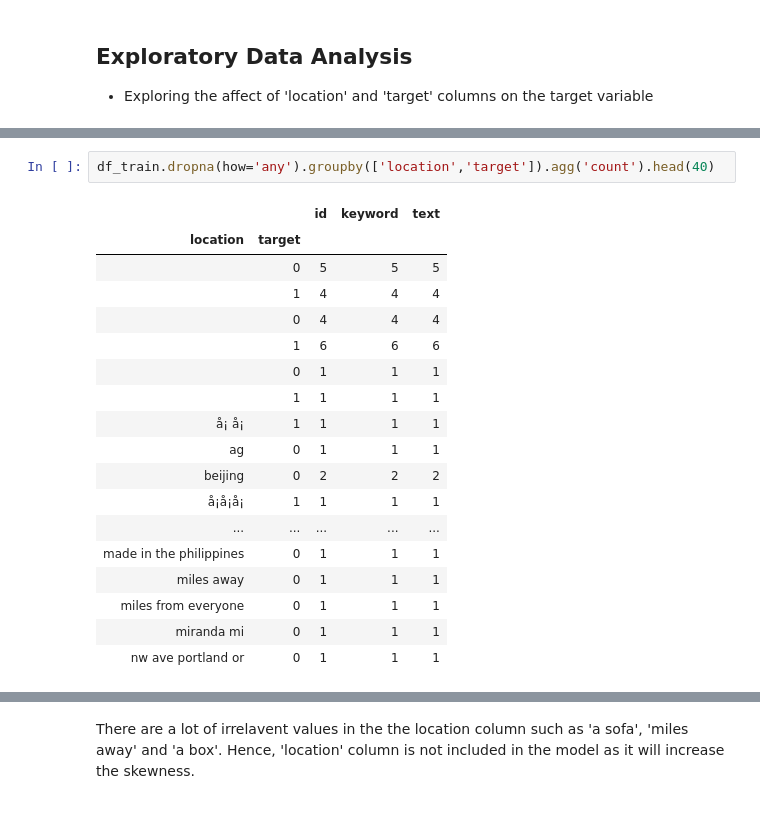
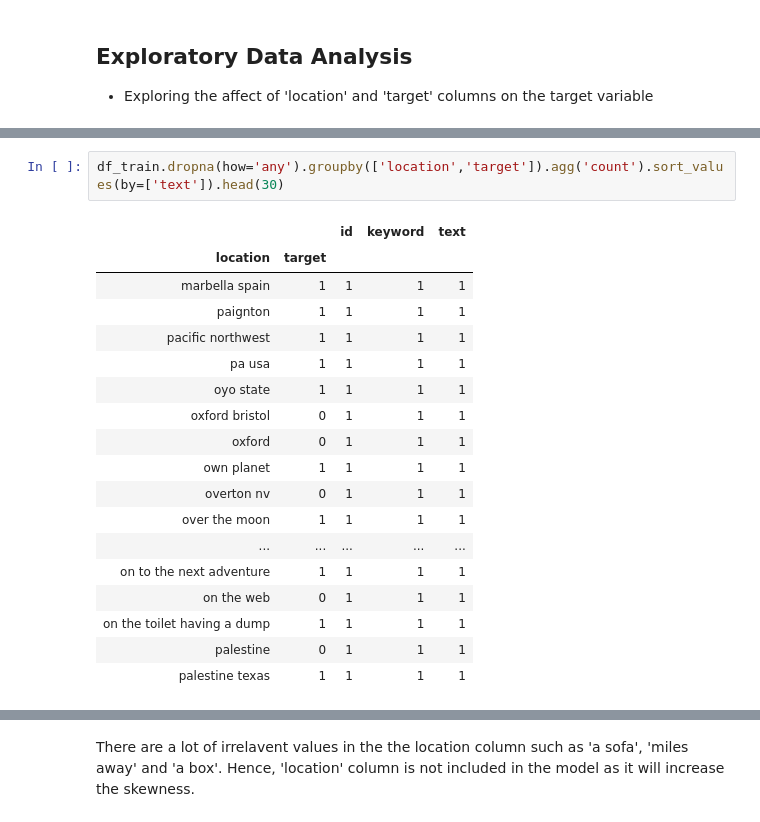
Before and after one commit to ShashankSharma26/Disaster-or-not-NLP-with-tweets, a Jupyter notebook: Data Modelling/Disaster or not- Data Modelling.ipynb, the cells around one changed output, grey strips where cells are left out. Drawn from its saved outputs; the diff is of its cells as text.

```diff
--- a/Data Modelling/Disaster or not- Data Modelling.ipynb
+++ b/Data Modelling/Disaster or not- Data Modelling.ipynb
@@ -58,22 +77,22 @@ df_test = pd.read_csv(os.path.join(os.path.dirname('.'), '../Data Cleaning/Clean
 # %%
-df_train.dropna(how='any').groupby(['location','target']).agg('count').head(40)
+df_train.dropna(how='any').groupby(['location','target']).agg('count').sort_values(by=['text']).head(30)
 # %% [output]
 |  |  | id | keyword | text |
 | location | target |  |  |  |
-|  | 0 | 5 | 5 | 5 |
-|  | 1 | 4 | 4 | 4 |
-|  | 0 | 4 | 4 | 4 |
-|  | 1 | 6 | 6 | 6 |
-|  | 0 | 1 | 1 | 1 |
-|  | 1 | 1 | 1 | 1 |
-| å¡ å¡ | 1 | 1 | 1 | 1 |
-| ag | 0 | 1 | 1 | 1 |
-| beijing | 0 | 2 | 2 | 2 |
-| å¡å¡å¡ | 1 | 1 | 1 | 1 |
+| marbella spain | 1 | 1 | 1 | 1 |
+| paignton | 1 | 1 | 1 | 1 |
+| pacific northwest | 1 | 1 | 1 | 1 |
+| pa usa | 1 | 1 | 1 | 1 |
+| oyo state | 1 | 1 | 1 | 1 |
+| oxford bristol | 0 | 1 | 1 | 1 |
+| oxford | 0 | 1 | 1 | 1 |
+| own planet | 1 | 1 | 1 | 1 |
+| overton nv | 0 | 1 | 1 | 1 |
+| over the moon | 1 | 1 | 1 | 1 |
 | ... | ... | ... | ... | ... |
-| made in the philippines | 0 | 1 | 1 | 1 |
-| miles away | 0 | 1 | 1 | 1 |
-| miles from everyone | 0 | 1 | 1 | 1 |
-| miranda mi | 0 | 1 | 1 | 1 |
-| nw ave portland or | 0 | 1 | 1 | 1 |
+| on to the next adventure | 1 | 1 | 1 | 1 |
+| on the web | 0 | 1 | 1 | 1 |
+| on the toilet having a dump | 1 | 1 | 1 | 1 |
+| palestine | 0 | 1 | 1 | 1 |
+| palestine texas | 1 | 1 | 1 | 1 |
 # %%
```
Also changed, not shown: parts of 5 cells of this notebook.
